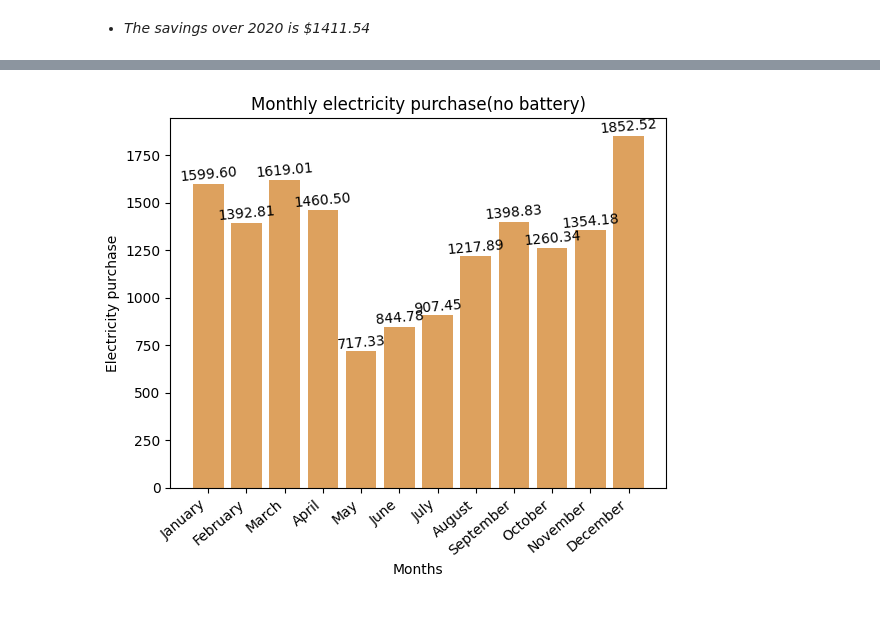
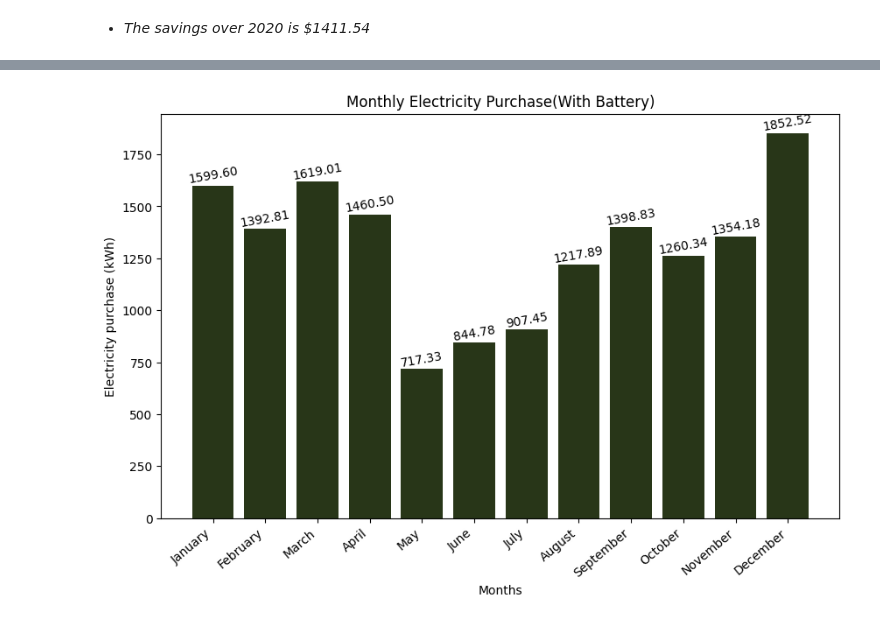
Before and after one commit to Ernestcollins15/Electricity-Consumption, a Jupyter notebook: electricity_consumption.ipynb, the cells around one changed output, grey strips where cells are left out. Cells and saved outputs as stored; diff of their text form; code cells hidden in the pictures.

```diff
--- a/electricity_consumption.ipynb
+++ b/electricity_consumption.ipynb
@@ -104,8 +120,8 @@ Text(0.5, 1.0, 'Boxplot of Electricity usage')
 * *Most of the data is concentrated under the 65 value. It is clear that in the above boxplot that the value above 65 is an outlier*
 # %%
 #Checking the Z-score to make the necessary corrections to the data
-upper_limit = electricity_consumption_data['electricity_usage_kwh '].mean() + 0.125*electricity_consumption_data['electricity_usage_kwh '].std()
-lower_limit = electricity_consumption_data['electricity_usage_kwh '].mean() - 0.01487965*electricity_consumption_data['electricity_usage_kwh '].std()
+upper_limit = electricity_consumption_data['electricity_usage_kwh'].mean() + 0.125*electricity_consumption_data['electricity_usage_kwh'].std()
+lower_limit = electricity_consumption_data['electricity_usage_kwh'].mean() - 0.01488925*electricity_consumption_data['electricity_usage_kwh'].std()
 print('upper limit:',upper_limit)
 print('lower limit:',lower_limit)
 # %% [output]
@@ -252,19 +284,23 @@ See the caveats in the documentation: https://pandas.pydata.org/pandas-docs/stab
 # %%
-# Monthly electricity usage
+# The second bar graph is monthly solar usage is achieved by grouping the data by month with regards to solar electricity usage and aggregating by sum
 
 #Grouping by months to get monthly electricity usage and aggregating by electricity_usage_kwh
-monthly_electicity_usage = electricity_consumption_data.groupby('month')['electricity_usage_kwh '].sum().reset_index()
+monthly_electicity_usage = electricity_consumption_data.groupby('month')['electricity_usage_kwh'].sum().reset_index()
+
+# Setting the figure size
+plt.figure(figsize=(10, 6))
+
 
 #Ploting a bar graph to show this
-values = monthly_electicity_usage['electricity_usage_kwh ']
+values = monthly_electicity_usage['electricity_usage_kwh']
 labels = [ 'January', 'February', 'March', 'April', 'May', 'June','July', 'August', 'September', 'October', 'November', 'December']
 
-plt.title("Monthly electricity usage")
+plt.title("Monthly Electricity Usage ")
 plt.xlabel("Months")
-plt.ylabel("Electricity Usage")
+plt.ylabel("Electricity Usage (kWh)")
 plt.bar(labels,values,color=('#283618'))
 plt.xticks(rotation = 40, ha='right')
 
 for i, v in enumerate(values):
-    plt.text(i, v, f"{v:.2f}", ha='center', rotation=45, va='bottom')
+    plt.text(i, v, f"{v:.2f}", ha='center', rotation=10, va='bottom')
 # %% [output]
@@ -272,27 +353,32 @@ for i, v in enumerate(values):
 # %%
-#monthly electricity purchased from the electricity provider (no battery)
+#For the Purchase Electricity to be a necessity when there is a Battery, net_electricity produced needs to be negative, we will therefore take the absolute net negative values from the net_electricity feature
+#There is no inherent difference between the presence or absence of a battery - the net negative electricity will not be affected with presence or absence of a battery
 
 #Grouping by months to get monthly electricity usage and aggregating by electricity_usage_kwh
-monthly_electicity_purchase = electricity_consumption_data.groupby('month')['net_electricity'].sum().reset_index()
+monthly_electricity_purchase_b = electricity_consumption_data.groupby('month')['net_electricity'].sum().reset_index()
 
 #Purchase of electricity happened when the net electricity was negative
-purchase_of_electricity = electricity_consumption_data[electricity_consumption_data["net_electricity"] < 0]
-purchase_of_electricity
+purchase_of_electricity_b = electricity_consumption_data[electricity_consumption_data["net_electricity"] < 0]
 
 #Grouping by months to get monthly electricity usage and aggregating by net_electricity
-monthly_electicity_purchase = purchase_of_electricity.groupby('month')['net_electricity'].sum().reset_index()
+monthly_electricity_purchase_b = purchase_of_electricity_b.groupby('month')['net_electricity'].sum().reset_index()
 
-#Ploting a bar graph to showing monthly_electricity_usage and taking the absolute
-values = monthly_electicity_purchase['net_electricity'].abs()
+
+# Setting the figure size
+plt.figure(figsize=(10, 6))
+
+
+#Ploting a bar graph to showing monthly_electricity_usage
+values = monthly_electricity_purchase_b['net_electricity'].abs()
 labels = [ 'January', 'February', 'March', 'April', 'May', 'June','July', 'August', 'September', 'October', 'November', 'December']
 
-plt.title("Monthly electricity purchase(no battery)")
+plt.title("Monthly Electricity Purchase(With Battery)")
 plt.xlabel("Months")
-plt.ylabel("Electricity purchase")
-plt.bar(labels,values,color=('#dda15e'))
+plt.ylabel("Electricity purchase (kWh)")
+plt.bar(labels,values,color=('#283618'))
 plt.xticks(rotation = 40, ha='right')
 
 for i, v in enumerate(values):
-    plt.text(i, v, f"{v:.2f}", ha='center', rotation=5, va='bottom')
+    plt.text(i, v, f"{v:.2f}", ha='center', rotation=10, va='bottom')
 # %% [output]
-[figure, old version]
+[figure, new version]
```
Also changed, not shown: parts of 47 cells of this notebook, 5 other files.
